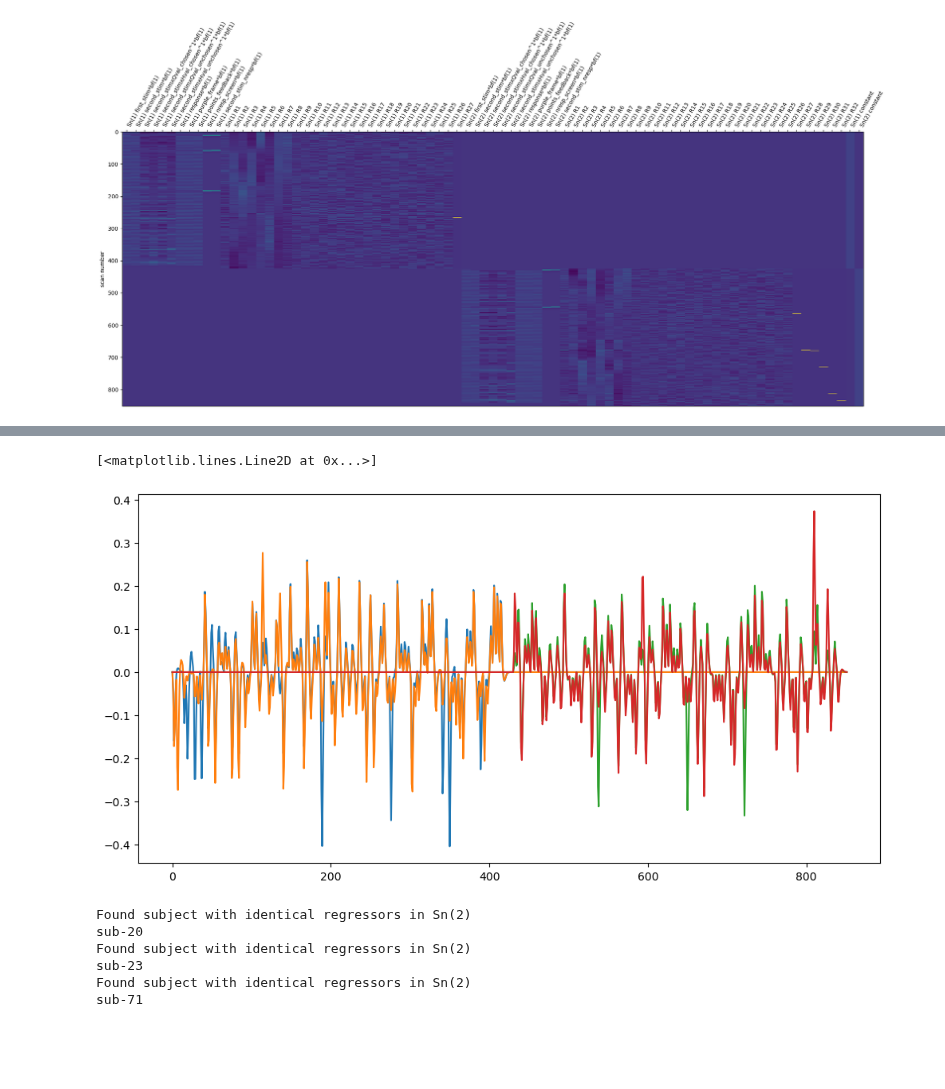
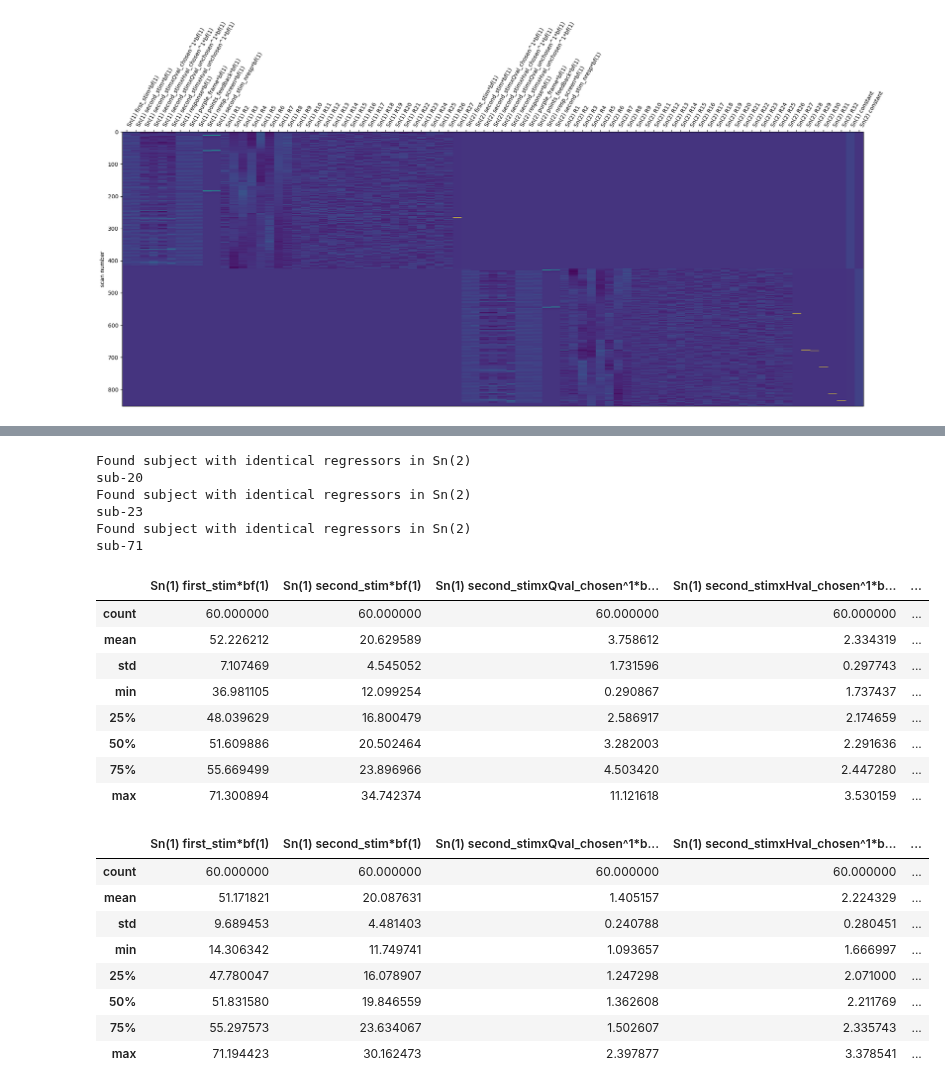
Before and after one commit to hugofluhr/learning-habits-analysis, a Jupyter notebook: notebooks/inspect_VIFs.ipynb, the cells around one changed output, grey strips where cells are left out. Drawn from its saved outputs; the diff is of its cells as text; code cells hidden in the pictures; blank space fills up the shorter version.

Commit message:
remove unchosen pmod to decrease colinearity

```diff
--- a/notebooks/inspect_VIFs.ipynb
+++ b/notebooks/inspect_VIFs.ipynb
@@ -292,12 +273,3 @@ bad_dm = dms['sub-23']['learning']
-# %%
-plt.figure(figsize=(12, 6))
-plt.plot(good_dm['Sn(1) second_stimxQval_chosen^1*bf(1)'])
-plt.plot(good_dm['Sn(1) second_stimxQval_unchosen^1*bf(1)'])
-plt.plot(good_dm['Sn(2) second_stimxQval_chosen^1*bf(1)'])
-plt.plot(good_dm['Sn(2) second_stimxQval_unchosen^1*bf(1)'])
-# %% [output]
-[<matplotlib.lines.Line2D at 0x...>]
-[figure, removed]
 # %%
 for sub_id, sub in dms.items():
     dm = sub['learning']
@@ -313,0 +296,24 @@ sub-71
+# %%
+VIFs.describe()
+# %% [output]
+|  | Sn(1) first_stim*bf(1) | Sn(1) second_stim*bf(1) | Sn(1) second_stimxQval_chosen^1*b... | Sn(1) second_stimxHval_chosen^1*b... | ... |
+| count | 60.000000 | 60.000000 | 60.000000 | 60.000000 | ... |
+| mean | 52.226212 | 20.629589 | 3.758612 | 2.334319 | ... |
+| std | 7.107469 | 4.545052 | 1.731596 | 0.297743 | ... |
+| min | 36.981105 | 12.099254 | 0.290867 | 1.737437 | ... |
+| 25% | 48.039629 | 16.800479 | 2.586917 | 2.174659 | ... |
+| 50% | 51.609886 | 20.502464 | 3.282003 | 2.291636 | ... |
+| 75% | 55.669499 | 23.896966 | 4.503420 | 2.447280 | ... |
+| max | 71.300894 | 34.742374 | 11.121618 | 3.530159 | ... |
+# %%
+VIFs_chosen_only.describe()
+# %% [output]
+|  | Sn(1) first_stim*bf(1) | Sn(1) second_stim*bf(1) | Sn(1) second_stimxQval_chosen^1*b... | Sn(1) second_stimxHval_chosen^1*b... | ... |
+| count | 60.000000 | 60.000000 | 60.000000 | 60.000000 | ... |
+| mean | 51.171821 | 20.087631 | 1.405157 | 2.224329 | ... |
+| std | 9.689453 | 4.481403 | 0.240788 | 0.280451 | ... |
+| min | 14.306342 | 11.749741 | 1.093657 | 1.666997 | ... |
+| 25% | 47.780047 | 16.078907 | 1.247298 | 2.071000 | ... |
+| 50% | 51.831580 | 19.846559 | 1.362608 | 2.211769 | ... |
+| 75% | 55.297573 | 23.634067 | 1.502607 | 2.335743 | ... |
+| max | 71.194423 | 30.162473 | 2.397877 | 3.378541 | ... |
```
Also changed, not shown: parts of 6 cells of this notebook, 1 other file.
